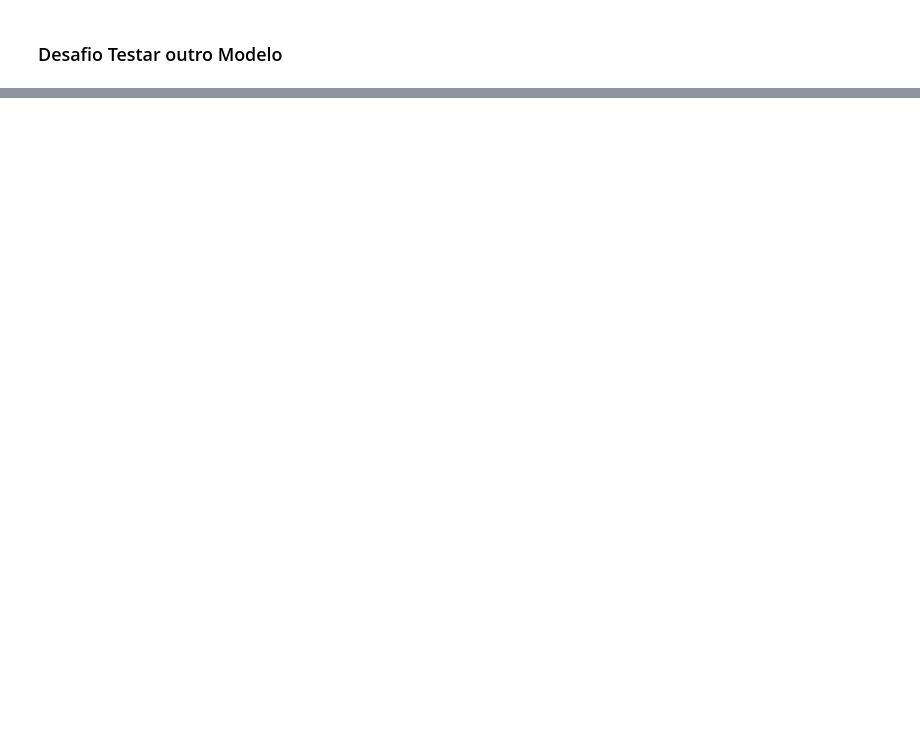
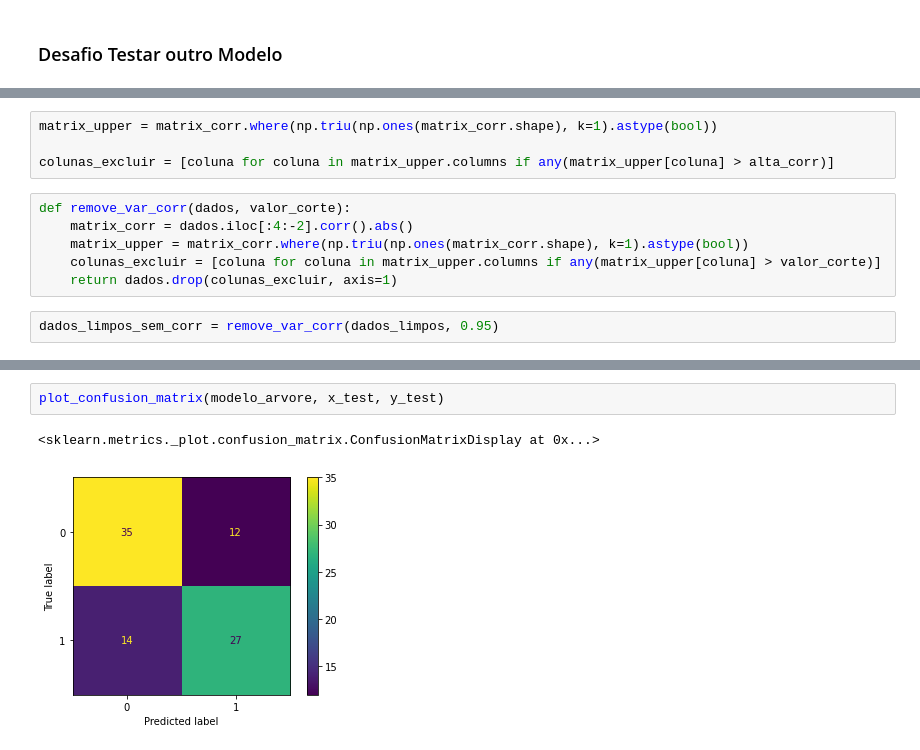
Before and after one commit to Igor-Arantes/Bootcamp-Data-Science-Aplicada, a Jupyter notebook: Modulo 6 - Modelos Métricas e Validação/Machine Learning: Modelos, Métricas e Validação.ipynb, the cells around one changed output, grey strips where cells are left out. Drawn from its saved outputs; the diff is of its cells as text; blank space fills up the shorter version.

```diff
--- a/Modulo 6 - Modelos Métricas e Validação/Machine Learning: Modelos, Métricas e Validação.ipynb
+++ b/Modulo 6 - Modelos Métricas e Validação/Machine Learning: Modelos, Métricas e Validação.ipynb
@@ -366,0 +665,12 @@ Intervado: 0.6169376308776426 - 0.827089354073058
+# %%
+matrix_upper = matrix_corr.where(np.triu(np.ones(matrix_corr.shape), k=1).astype(bool))
+
+colunas_excluir = [coluna for coluna in matrix_upper.columns if any(matrix_upper[coluna] > alta_corr)]
+# %%
+def remove_var_corr(dados, valor_corte):
+    matrix_corr = dados.iloc[:4:-2].corr().abs()
+    matrix_upper = matrix_corr.where(np.triu(np.ones(matrix_corr.shape), k=1).astype(bool))
+    colunas_excluir = [coluna for coluna in matrix_upper.columns if any(matrix_upper[coluna] > valor_corte)]
+    return dados.drop(colunas_excluir, axis=1)
+# %%
+dados_limpos_sem_corr = remove_var_corr(dados_limpos, 0.95)
@@ -366,0 +720,5 @@ Intervado: 0.6169376308776426 - 0.827089354073058
+# %%
+plot_confusion_matrix(modelo_arvore, x_test, y_test)
+# %% [output]
+<sklearn.metrics._plot.confusion_matrix.ConfusionMatrixDisplay at 0x...>
+[figure, added]
```
Also changed, not shown: parts of 49 cells of this notebook, 1 other file.
